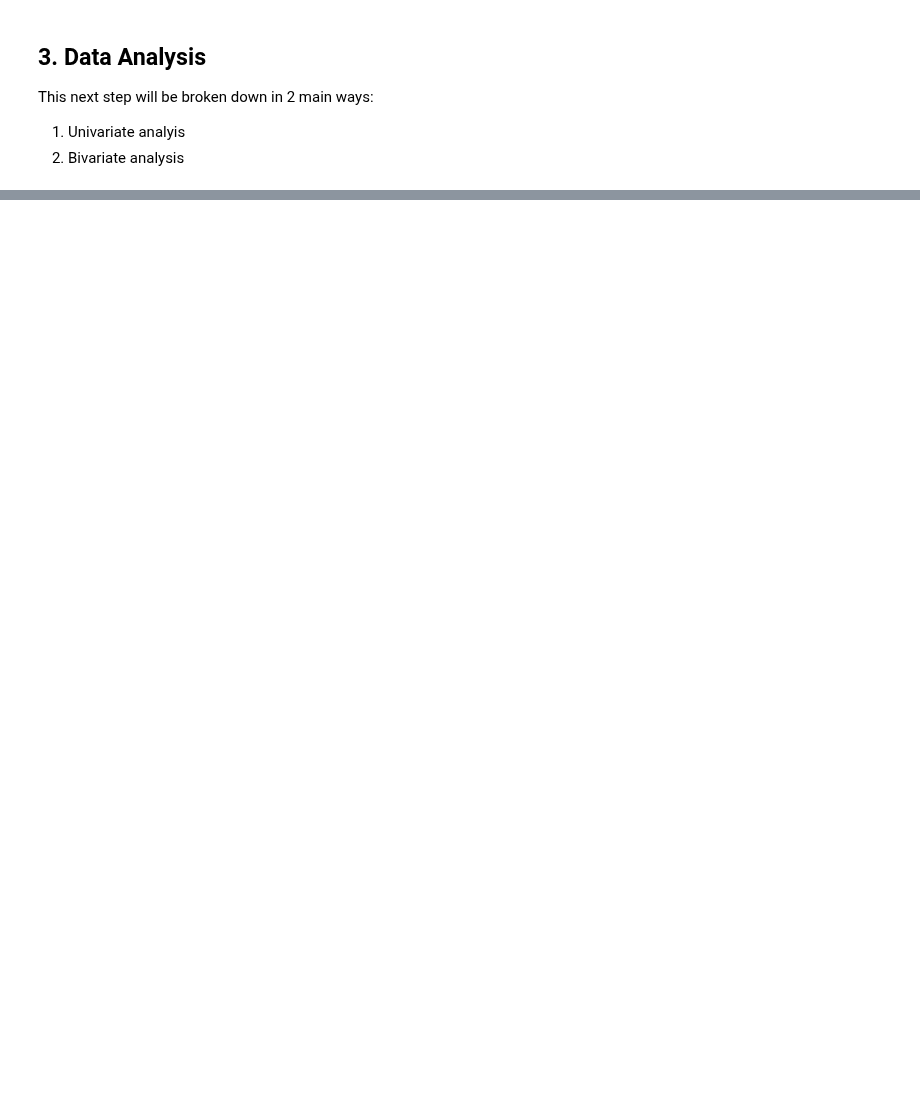
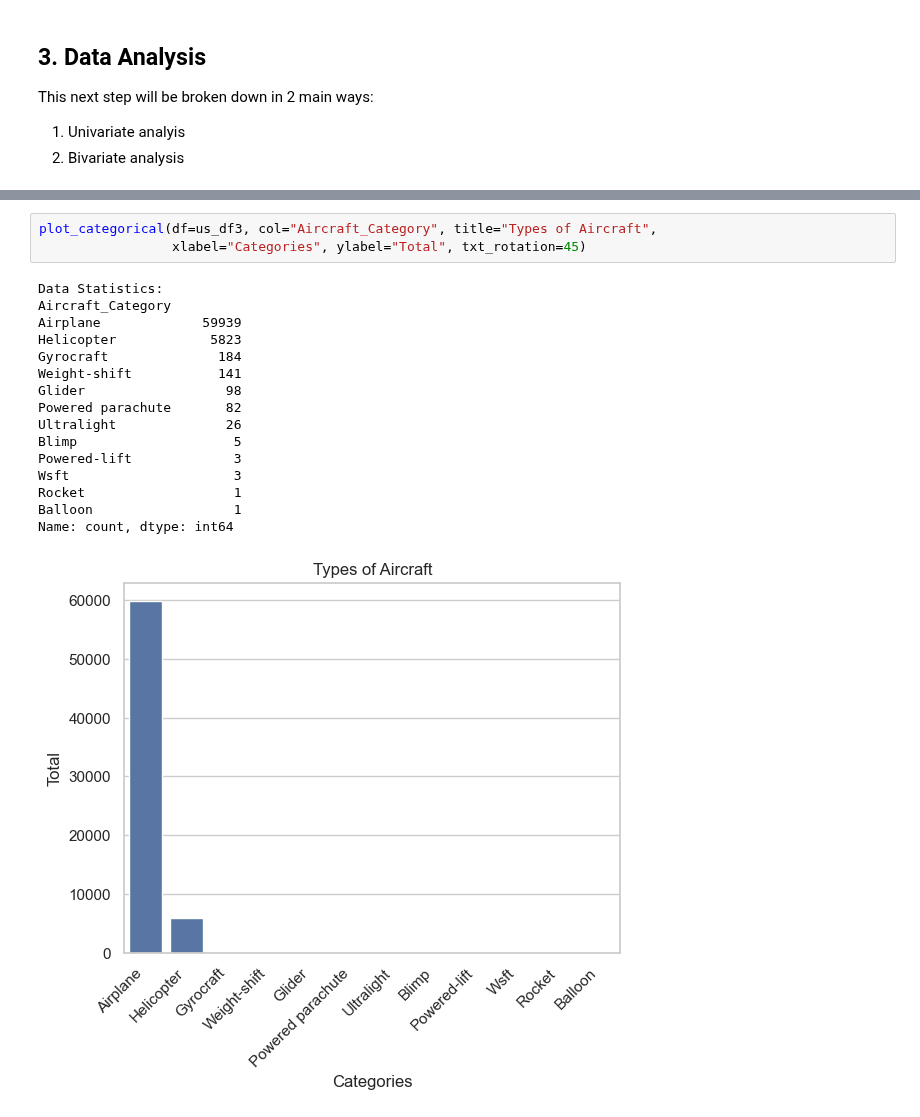
Before and after one commit to rongachoka/Aviation_EDA, a Jupyter notebook: aircraft_safety/analysis_draft.ipynb, the cells around one changed output, grey strips where cells are left out. Saved outputs shown, nothing was run; the diff lists cells and outputs as text; blank space fills up the shorter version.

```diff
--- a/aircraft_safety/analysis_draft.ipynb
+++ b/aircraft_safety/analysis_draft.ipynb
@@ -799,0 +925,20 @@ max               125.000000       588.000000               NaN   2022.000000
+# %%
+plot_categorical(df=us_df3, col="Aircraft_Category", title="Types of Aircraft",
+                 xlabel="Categories", ylabel="Total", txt_rotation=45)
+# %% [output]
+Data Statistics:
+Aircraft_Category
+Airplane             59939
+Helicopter            5823
+Gyrocraft              184
+Weight-shift           141
+Glider                  98
+Powered parachute       82
+Ultralight              26
+Blimp                    5
+Powered-lift             3
+Wsft                     3
+Rocket                   1
+Balloon                  1
+Name: count, dtype: int64
+[figure, added]
```
Also changed, not shown: parts of 35 cells of this notebook, 1 other file.
